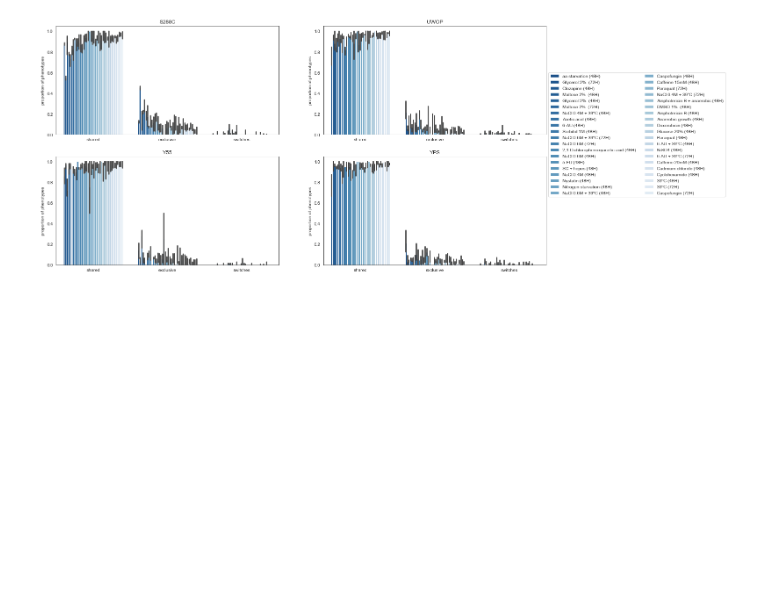
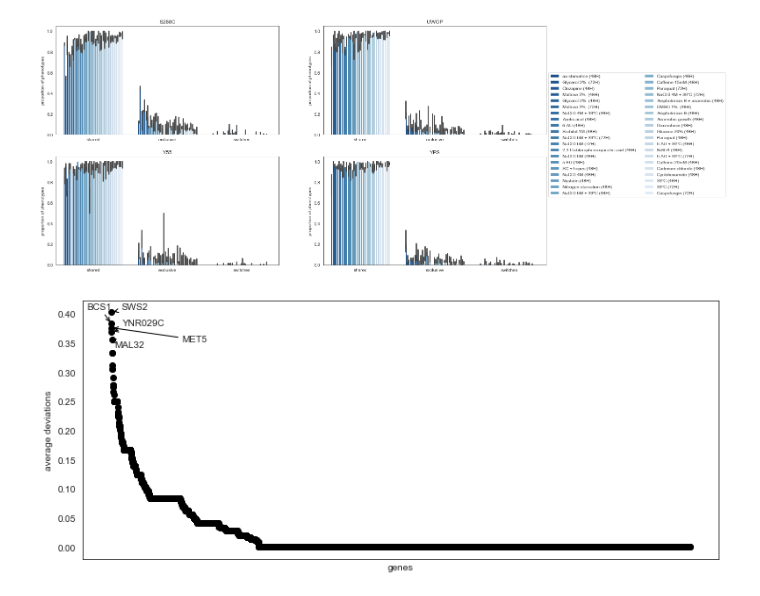
Before and after one commit to mgalardini/2018koyeast, a Jupyter notebook: notebooks/deviations.ipynb, the cells around one changed output. Drawn from its saved outputs; the diff is of its cells as text; code cells hidden in the pictures; blank space fills up the shorter version.

Commit message:
More gene deviations follow-ups

```diff
--- a/notebooks/deviations.ipynb
+++ b/notebooks/deviations.ipynb
@@ -290,7 +294,7 @@ vmax = min([d['scores1'].max(),
 
 ss = {tuple(x[:2])
       for x in d.index}
-ss = sorted(ss, key=lambda x: x[1])
+ss = sorted(ss, key=lambda x: x[0])
 
 i = 1
 for s1, s2 in ss:
@@ -561,3 +565,45 @@ for i, strain in enumerate(sorted(r['strain'].unique())):
     plt.title(strain)
 # %% [output]
 [figure]
+# %%
+r = (d[d['qvalue'] < 0.01].groupby(['strain1', 'strain2', 'gene'])[
+     'phenotype1'].sum() / d.groupby(['strain1', 'strain2', 'gene'])[
+     'phenotype1'].sum()).dropna().reset_index().rename(
+    columns={'strain1': 'strain',
+             'strain2': 'other',
+             'phenotype1': 'deviations'})
+s = (d[d['qvalue'] < 0.01].groupby(['strain2', 'strain1', 'gene'])[
+     'phenotype2'].sum() / d.groupby(['strain2', 'strain1', 'gene'])[
+     'phenotype2'].sum()).dropna().reset_index().rename(
+    columns={'strain2': 'strain',
+             'strain1': 'other',
+             'phenotype2': 'deviations'})
+t = pd.concat([r, s], sort=False).set_index(['strain', 'other', 'gene'])
+t = t.reindex([(x, y, g)
+              for x, y, in itertools.product(strains, strains)
+              if x != y
+              for g in genes],
+              fill_value=0)['deviations']
+# %%
+plt.figure(figsize=(12, 5))
+
+x = t.groupby(['gene']).mean()
+
+plt.plot(range(x.shape[0]),
+         x.sort_values(ascending=False),
+         'ko')
+
+texts = [plt.text(i, y, gn.get(x, x),
+                  ha='left',
+                  va='center')
+         for i, (x, y) in enumerate(x[x > 0.35].iteritems())]
+adjust_text(texts,
+            arrowprops=dict(arrowstyle='->',
+                            color='k'),
+            force_text=2)
+
+plt.xlabel('genes')
+plt.xticks([])
+plt.ylabel('average deviations');
+# %% [output]
+[figure, added]
```
Also changed, not shown: parts of 11 cells of this notebook, 1 other file.
